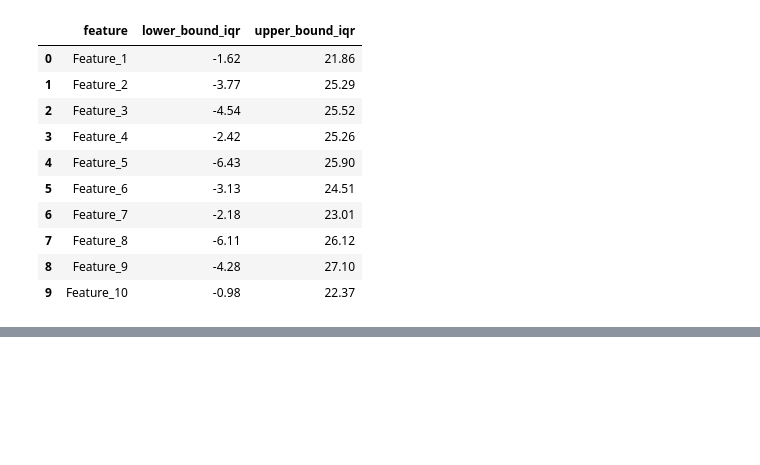
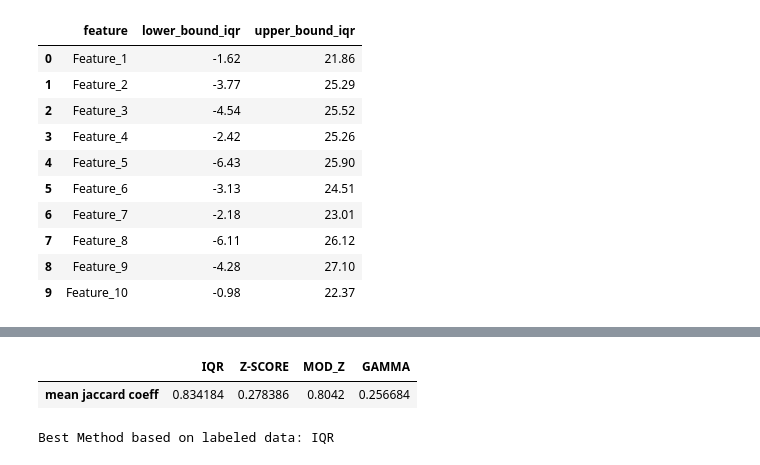
Before and after one commit to KevinGarrison/PythonDataValidationTool, a Jupyter notebook: src/test.ipynb, the cells around one changed output, grey strips where cells are left out. Drawn from its saved outputs; the diff is of its cells as text; code cells hidden in the pictures; blank space fills up the shorter version.

```diff
--- a/src/test.ipynb
+++ b/src/test.ipynb
@@ -53,7 +53,8 @@ def modified_z_score_approach(series, feature, alpha: int = 3):
     })
 
 def f1(z: pd.Series, beta_1: int, beta_2: int) -> pd.Series:
-    anomaly_mask = (z <= -beta_1) | (z >= beta_2)
+    anomaly_mask = ~((-beta_1 < z) & (z < beta_2))
+    print(set(anomaly_mask))
     return anomaly_mask
 
 def f2(z: pd.Series, beta_1: int, beta_2: int, gamma: int = 3) -> pd.Series:
@@ -72,7 +73,8 @@ def gamma_outlier(series, feature, alphas: int = 6, alphak: int = 30):
     else:
         mask = f2(series, beta_1=skew_result, beta_2=kurt_result, gamma=3)
 
-    filtered_data = series[mask]
+    filtered_data = series[~mask]
+
 
     if len(filtered_data) > 0:
         return pd.DataFrame({
@@ -80,12 +82,6 @@ def gamma_outlier(series, feature, alphas: int = 6, alphak: int = 30):
             'lower_bound': round(filtered_data.min(), 2),
             'upper_bound': round(filtered_data.max(), 2)
         })
-    else:
-        return pd.DataFrame({
-            'feature': [feature],
-            'lower_bound': round(series.min(), 2),
-            'upper_bound': round(series.max(), 2)
-        })
 
 def jaccard_index(lower_a, upper_a, lower_b, upper_b):
     overlap = max(0, min(upper_b, upper_a) - max(lower_b, lower_a))
@@ -239,0 +282,4 @@ print(df[['feature', 'lower', 'upper', 'lower_bound_iqr', 'upper_bound_iqr', 'ja
+# %%
+jaccard_results = pd.DataFrame(jaccard_results)
+# %%
+final_df = pd.merge(final_df, jaccard_results, on=['feature'], how='left')
@@ -239,0 +300,14 @@ print(df[['feature', 'lower', 'upper', 'lower_bound_iqr', 'upper_bound_iqr', 'ja
+# %%
+length_df = len(final_df)
+
+iqr_mean = final_df['IQR'].sum() / length_df
+z_score_mean = final_df['Z-SCORE'].sum() / length_df
+mod_z_mean = final_df['MOD_Z'].sum() / length_df
+gamma_mean = final_df['GAMMA'].sum() / length_df
+
+df_eval = pd.DataFrame({
+    'IQR': [iqr_mean],
+    'Z-SCORE': [z_score_mean],
+    'MOD_Z': [mod_z_mean],
+    'GAMMA': [gamma_mean]
+}, index=['mean jaccard coeff'])
@@ -239,0 +330,5 @@ print(df[['feature', 'lower', 'upper', 'lower_bound_iqr', 'upper_bound_iqr', 'ja
+# %%
+df_eval
+# %% [output]
+|  | IQR | Z-SCORE | MOD_Z | GAMMA |
+| mean jaccard coeff | 0.834184 | 0.278386 | 0.8042 | 0.256684 |
@@ -239,0 +337,4 @@ print(df[['feature', 'lower', 'upper', 'lower_bound_iqr', 'upper_bound_iqr', 'ja
+# %%
+print(f'Best Method based on labeled data: {best_method.values[0]}')
+# %% [output]
+Best Method based on labeled data: IQR
```
Also changed, not shown: parts of 7 cells of this notebook, 2 other files.
